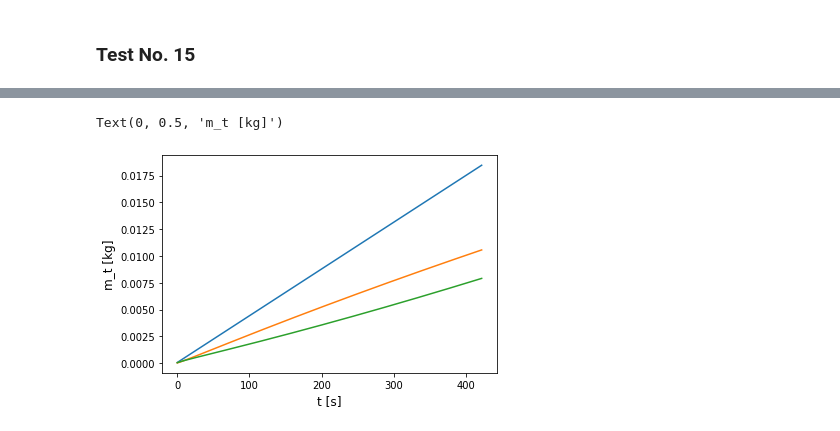
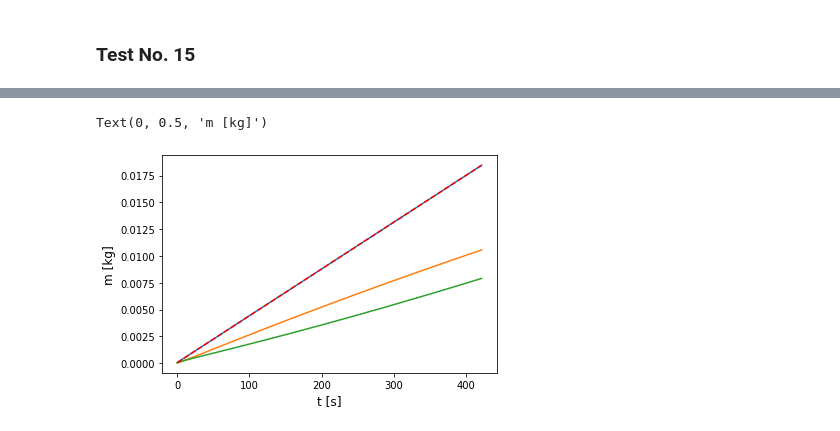
Before and after one commit to Kieraan/Lumped-parameter-model-for-adsorbative-hydrogen, a Jupyter notebook: lumped_paramater_model_simple.ipynb, the cells around one changed output, grey strips where cells are left out. Saved outputs shown, nothing was run; the diff lists cells and outputs as text; code cells hidden in the pictures.

Commit message:
Mejor visualización de data

```diff
--- a/lumped_paramater_model_simple.ipynb
+++ b/lumped_paramater_model_simple.ipynb
@@ -27,14 +27,14 @@ def p_eqn(p, n_0, R, T, alpha, beta, b, p_0, M_H2, m_s, volumen, epsilon, m_t):
     # Actualizar masa adsorbida
     m_a = n_a*M_H2*m_s
     # Actualizar masa gas
+    # Moles gas
     n_g = p*(volumen*epsilon)/(R*T)
+    # Masa gas
     m_g = n_g * M_H2
     return m_t - (m_a + m_g)
 
 
 def adsorcion_hidrogeno(t, y, c_s, c_p, c_w, m_s, m_w, M_H2, R, alpha, beta, epsilon, volumen, area, p_0, n_0, b, m_dot, h, h_f, T_f, charge, DEBUG=False):
-    # if charge:
-        # print(f'Simulando proceso de carga\n--------------------------')
 
     # Desempacar variables:
     m_t = y[0]
@@ -43,19 +43,20 @@ def adsorcion_hidrogeno(t, y, c_s, c_p, c_w, m_s, m_w, M_H2, R, alpha, beta, eps
     # Calcular Variables dependientes de las variables independientes
     p_old = 0.033*1e6 # Presión inicial (Pa) para test No. 13
 
+    # Nueva presión
     p = fsolve(p_eqn, p_old, args = (n_0, R, T, alpha, beta, b, p_0, M_H2, m_s, volumen, epsilon, m_t))
 
     # Calcular masa adsorbida
+    # Moles adsorbidos
     n_a = n_0 * np.exp(-((R*T)/(alpha+beta*T))**b * np.log(p_0/p)**b)
+    # Masa adsorbida
     m_a = n_a*M_H2*m_s
 
-    # Actualizar numero de moles en la fase gas
+    # Actualizar la masa en la fase gas
     m_g = m_t - m_a
 
     # Calor esostérico
     dH = alpha * (np.log(p_0/p))**(1/b)
-
-    # print(f'm_a: {m_a}\nm_g: {m_g}')
 
     # ECUACIONES DIFERENCIALES
     # Ecuación diferencial de masa total
@@ -63,6 +64,8 @@ def adsorcion_hidrogeno(t, y, c_s, c_p, c_w, m_s, m_w, M_H2, R, alpha, beta, eps
         dm_dt = m_dot
     elif not charge:
         dm_dt = -m_dot
+    else:
+        dm_dt = 0
 
     # Ecuación diferencial de temperatura
     if charge:
@@ -103,8 +106,6 @@ c_s = 825 # Calor especifico del carbón activado (J kg-1 K-1)
 c_p = 10167 # Calor especifico del hidrogeno (J kg-1 K-1)
 c_w = 468 # Calor especifico paredes de acero (J kg-1 K-1)
 
-# K: Originalmente estaba dado en J, por eso el /1000
-# F: Sugerencia: ocupar unidades SI lo más posible
 
 # Masas
 m_s = 0.671 # masa carbón activado (kg)
@@ -128,10 +129,10 @@ n_0 = 71.6 # Cantidad limite de adsorcion (mol kg-1)
 
 
 # CONDICIONES INICIALES
-p_ci = np.array([0.033, 0.033, 0.033, 0.032, 0.049, 0.032])*1e6 #Pa
-T_ci = np.array([281, 282, 280.2, 301.5, 302, 302.4]) #K
-T_cf = np.array([282.5, 284.5, 282.2, 301.7, 302.5, 302.5]) #K
-h_cf = np.array([36, 36, 36, 36, 36, 36]) # W m^-2 K^-1
+p_ci = np.array([0.033, 0.033, 0.033, 0.032, 0.049, 0.032])*1e6 # Presión inicial (Pa)
+T_ci = np.array([281, 282, 280.2, 301.5, 302, 302.4]) # Temperatura inicial (K)
+T_cf = np.array([282.5, 284.5, 282.2, 301.7, 302.5, 302.5]) # Temperatura refrigerante (K)
+h_cf = np.array([36, 36, 36, 36, 36, 36]) # Coeficiente de transferencia de calor (W m^-2 K^-1)
 
 # Seleccionar los valores del test deseado
 p_i = p_ci[0]
@@ -141,9 +142,7 @@ h_f = h_cf[0]
 
 # Número de moles adsorbidos en t = 0
 n_a0 = n_0 * np.exp(- (R*T_i/(alpha + beta*T_i))**b * np.log(p_0/p_i)**b )
-# n_a0 = 1e-6
 
-# Masa total inicial
 # Numero inicial de moles en la fase gas a partir de las condiciones iniciales
 n_gi = p_i*(V*epsilon_b)/(R*T_i)
 m_gi = n_gi * M_H2
@@ -159,7 +158,7 @@ print("m_ti = %.3e kg" % m_ti)
 
 print("---Condiciones iniciales---")
 print("n_a0 = %.3f" % n_a0)
-print(f'La presión incial es: {p_i} Pa \nLa temperatura incial es: {T_i} K \nLa temperatura final es: {T_f}\n K h_f es: {h_f}')
+print(f'La presión incial es: {p_i} Pa \nLa temperatura inicial es: {T_i} K \nLa temperatura final es: {T_f}\n K h_f es: {h_f}')
 print("---Fin CI---\n")
 
 # PARAMETROS EN CARGA/DESCARGA
@@ -169,12 +168,12 @@ charge = True
 # Por ahora solo se usara test No. 13
 t_0 =  0            # s
 t_f = 1042          # s
-t_range = np.linspace(t_0, t_f, 1000000)
+t_range = np.linspace(t_0, t_f, 100000) # Intervalo de tiempo para el proceso de carga en test No. 13
 
-m_dot = 2.023e-5        # kg s-1
+m_dot = 2.023e-5    # Caudal másico (kg s-1)
 
-# Aparentemente calor de
-h = 3986.8          # J/kg aparentemente mal en el paper
+# Entalpía?
+h = 3986.8          # J/kg
 
 # Tupla de parametros que se deben pasar a solve_ivp
 DEBUG = False
@@ -305,7 +348,7 @@ charge = True
 # Por ahora solo se usara test No. 13
 t_0 =  0            # s
 t_f = 422           # s
-t_range = np.linspace(t_0, t_f, 1000000)
+t_range = np.linspace(t_0, t_f, 100000)
 
 m_dot = 4.362e-5        # kg s-1
 
@@ -370,18 +404,18 @@ En el indice [900000] la presión es: 7170790.743674641 Pa
 Text(0, 0.5, 'presión [MPa]')
 [figure]
 # %%
-m_a = []
-
+# Masa
 n_a = n_0*np.exp(-((R*T)/(alpha+beta*T))**b * np.log(p_0/p)**b)
 m_a = n_a*M_H2*m_s
 m_a = np.array(m_a)
-m_g = m_t - m_a
+m_g = M_H2*p*(V*epsilon_b)/(R*T)
 
 plt.plot(sol.t, m_t)
 plt.plot(sol.t, m_a)
 plt.plot(sol.t, m_g)
+plt.plot(sol.t, m_g + m_a, "r--")
 plt.xlabel('t [s]', size = 12)
-plt.ylabel('m_t [kg]', size = 12)
+plt.ylabel('m [kg]', size = 12)
 # %% [output]
-Text(0, 0.5, 'm_t [kg]')
+Text(0, 0.5, 'm [kg]')
-[figure, old version]
+[figure, new version]
```
Also changed, not shown: parts of 13 cells of this notebook.
